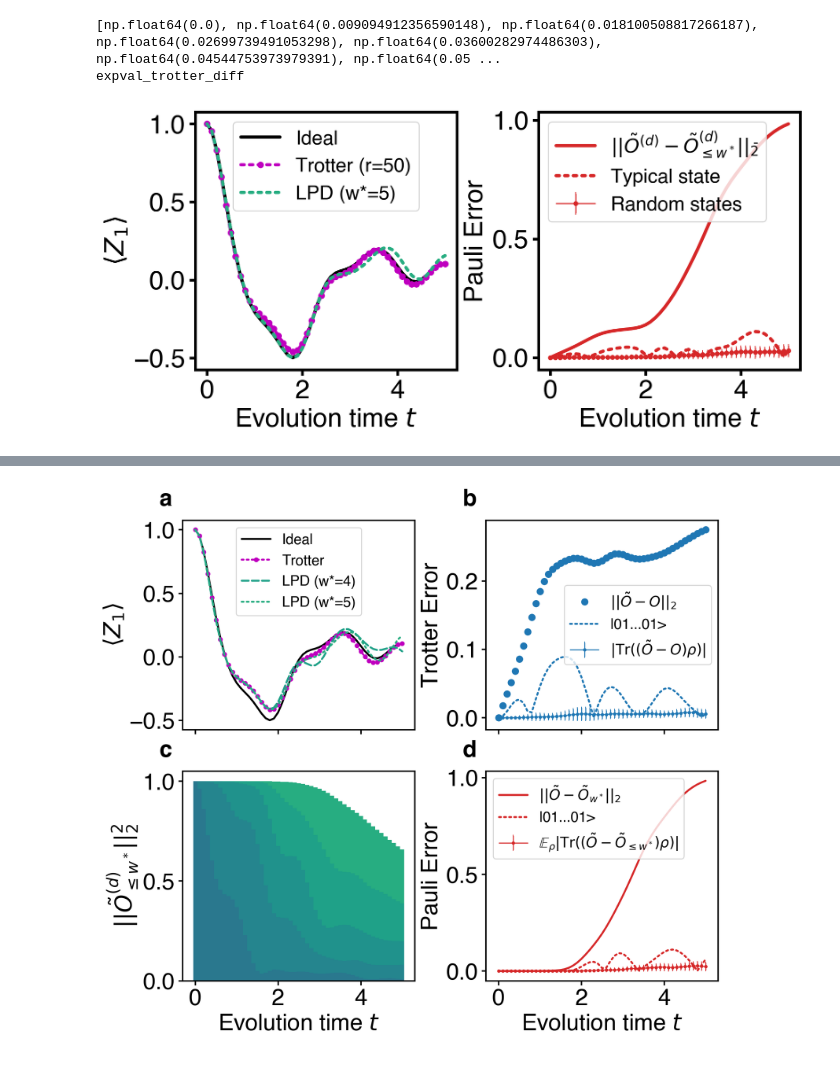
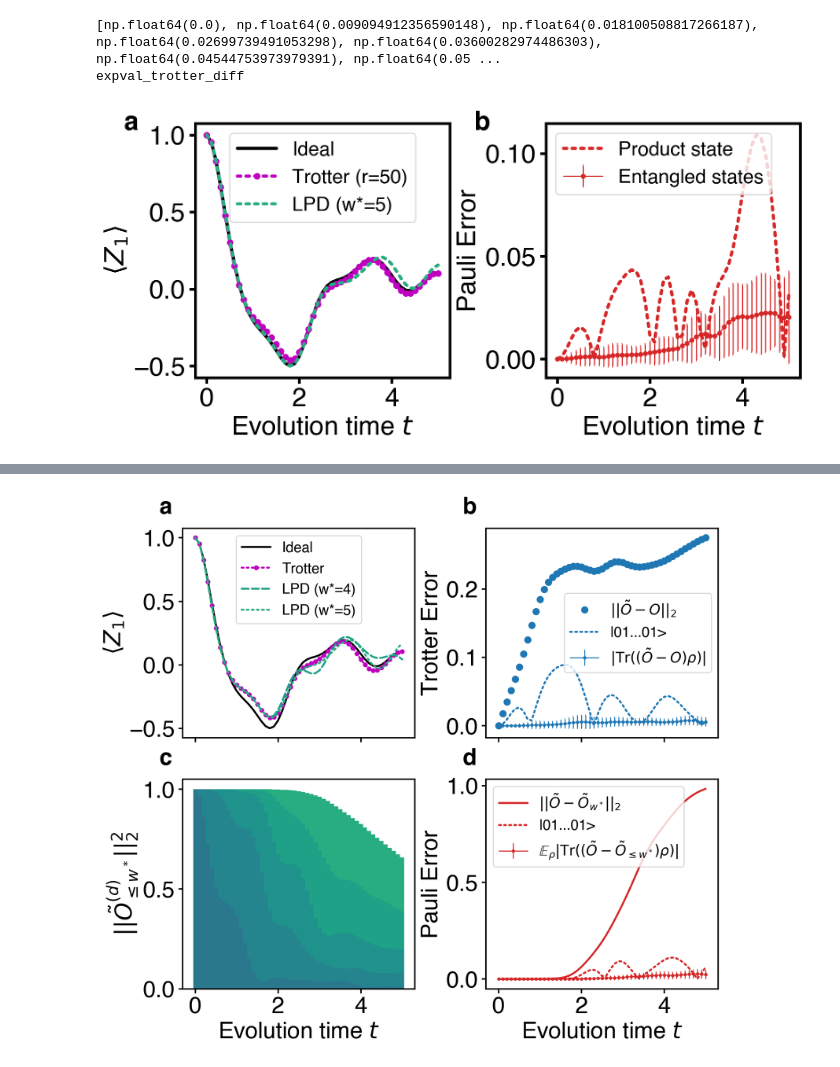
Before and after one commit to Jue-Xu/Pauli-Propagation-Hamiltonian-Expectation, a Jupyter notebook: PF2.ipynb, the cells around one changed output, grey strips where cells are left out. Saved outputs shown, nothing was run; the diff lists cells and outputs as text; code cells hidden in the pictures.

```diff
--- a/PF2.ipynb
+++ b/PF2.ipynb
@@ -148,36 +145,36 @@ expval_trotter_diff
 # %%
 cc = default_color_cycle
 
 t_dense_list = np.array(range(len(ideal_expvals))) * t/t_num_dense
 t_list = np.array(range(len(trott_expvals))) * dt
 colors = plt.cm.viridis(np.linspace(0.4, 0.9, n))
 # colors = plt.cm.plasma(np.linspace(0.3, 0.9, n))
 
-fig, axes = plt.subplots(1, 2, figsize=(9, 4.2), layout='constrained')
+fig, axes = plt.subplots(1, 2, figsize=(9, 4.3), layout='constrained')
 axes[0].plot(t_dense_list, ideal_expvals, '-', label='Ideal', c='k')
 axes[0].plot(t_list, trott_expvals, ':.', label=f'Trotter (r={r})', c="m", ms=6)
 # axes[0].plot(t_list, res.real, '--', label=f'LPD (w*={w_thres})', c=colors[w_thres-1])
 axes[0].plot(t_list, res1.real, ':', label=f'LPD (w*={w_thres+1})', c=colors[w_thres])
 axes[0].set_xlabel(rf'Evolution time $t$');
 axes[0].set_ylabel(rf'$\langle Z_1 \rangle$')
 axes[0].legend(loc='upper center', fontsize=18, ncol=1)
 # axes[0,0].set_title(rf'{H_model}, n={n}, t={t}, r={r}, init={init_state_str[:2]}')
 # plt.rcParams["text.usetex"] = False
 
-axes[1].plot(t_list, pauli_diff_fnorm, '-', label=r'$||\tilde{O}^{(d)}-\tilde{O}^{(d)}_{\leq  w^*}||_{\bar{2}}$', c='tab:red')
+# axes[1].plot(t_list, pauli_diff_fnorm, '-', label=r'$||\tilde{O}^{(d)}-\tilde{O}^{(d)}_{\leq  w^*}||_{\bar{2}}$', c='tab:red')
 # axes[1].plot(t_list, pauli_diff_fnorm, '-', label=r'Bound $||\tilde{O}^{(d)}-\tilde{O}^{(d)}_{\leq  w^*}||_{\bar{2}}$', c='tab:red')
 # axes[1].errorbar(t_list, np.array(expvals_pauli_diff).mean(axis=1), yerr=np.array(expvals_pauli_diff).std(axis=1), fmt='.-', label=r'$\mathbb{\text{E}}_{\rho}|\text{Tr}((\tilde{O}^{(d)}-\tilde{O}^{(d)}_{\leq w^*})\rho)|$', c='tab:red', capsize=0.5, lw=1, ms=3)
-axes[1].errorbar(t_list, np.array(expvals_pauli_diff).mean(axis=1), yerr=np.array(expvals_pauli_diff).std(axis=1), fmt='.-', label=r'Random states', c='tab:red', capsize=0.5, lw=1, ms=3)
-axes[1].plot(t_list, abs(trott_expvals-res), ':', label=r'Typical state', c='tab:red')
+axes[1].errorbar(t_list, np.array(expvals_pauli_diff).mean(axis=1), yerr=np.array(expvals_pauli_diff).std(axis=1), fmt='.-', label=r'Entangled states', c='tab:red', capsize=0.5, lw=1, ms=3)
+axes[1].plot(t_list, abs(trott_expvals-res), ':', label=r'Product state', c='tab:red')
 # axes[1].plot(t_list, abs(trott_expvals-res), ':', label=r'$|\langle\psi_0 |(\tilde{O}^{(d)}-\tilde{O}^{(d)}_{\leq w^*})|\psi_0\rangle|$', c='tab:red')
 # axes[1].plot(t_list, abs(trott_expvals-res), ':', label=r'$|01\cdots 01\rangle $', c='tab:red')
 axes[1].set_ylabel(rf'Pauli Error'); axes[1].legend(loc='upper left', fontsize=18)
 # axes[1].legend(loc='upper left', fontsize='small')
 axes[1].set_xlabel(rf'Evolution time $t$');
 
-# for ax, label in zip(axes.flatten(), ['a', 'b']):
-#     ax.text(-0.10, 1.15, label, transform=ax.transAxes, fontsize=24, va='top', weight='bold')
+for ax, label in zip(axes.flatten(), ['a', 'b']):
+    ax.text(-0.28, 1.05, label, transform=ax.transAxes, fontsize=24, va='top', weight='bold')
 
-fig.savefig(f'{fig_dir}/LPD_{H_model}_n={n}_t={t}_r={r}_w={w_thres}_{init_state_str[:4]}_PF2_.pdf', bbox_inches='tight')
+fig.savefig(f'{fig_dir}/LPD_{H_model}_n={n}_t={t}_r={r}_w={w_thres}_{init_state_str[:4]}_PF2_label.pdf', bbox_inches='tight')
 # %% [output]
-[figure, old version]
+[figure, new version]
```
Also changed, not shown: parts of 3 cells of this notebook, 4 other files.
